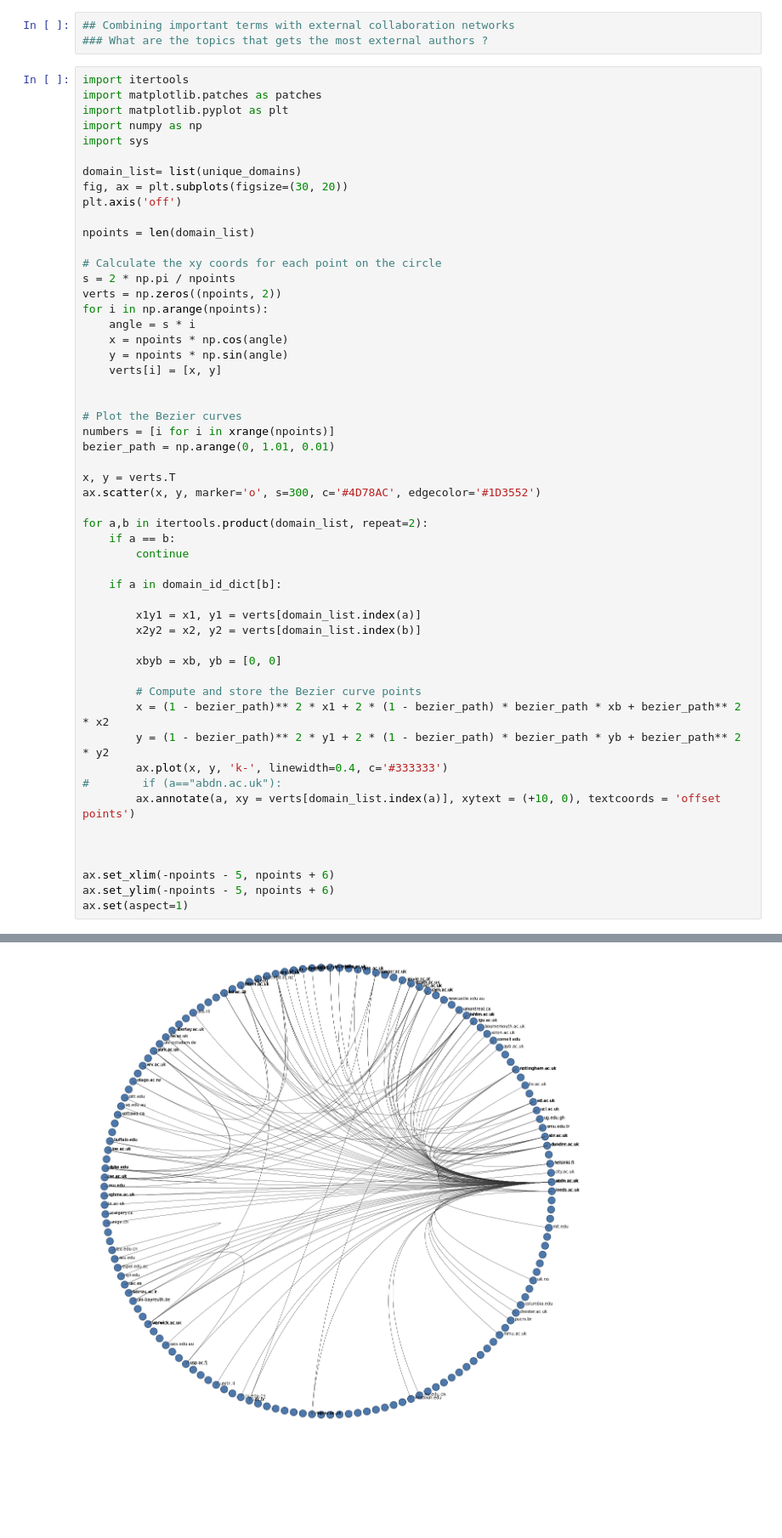
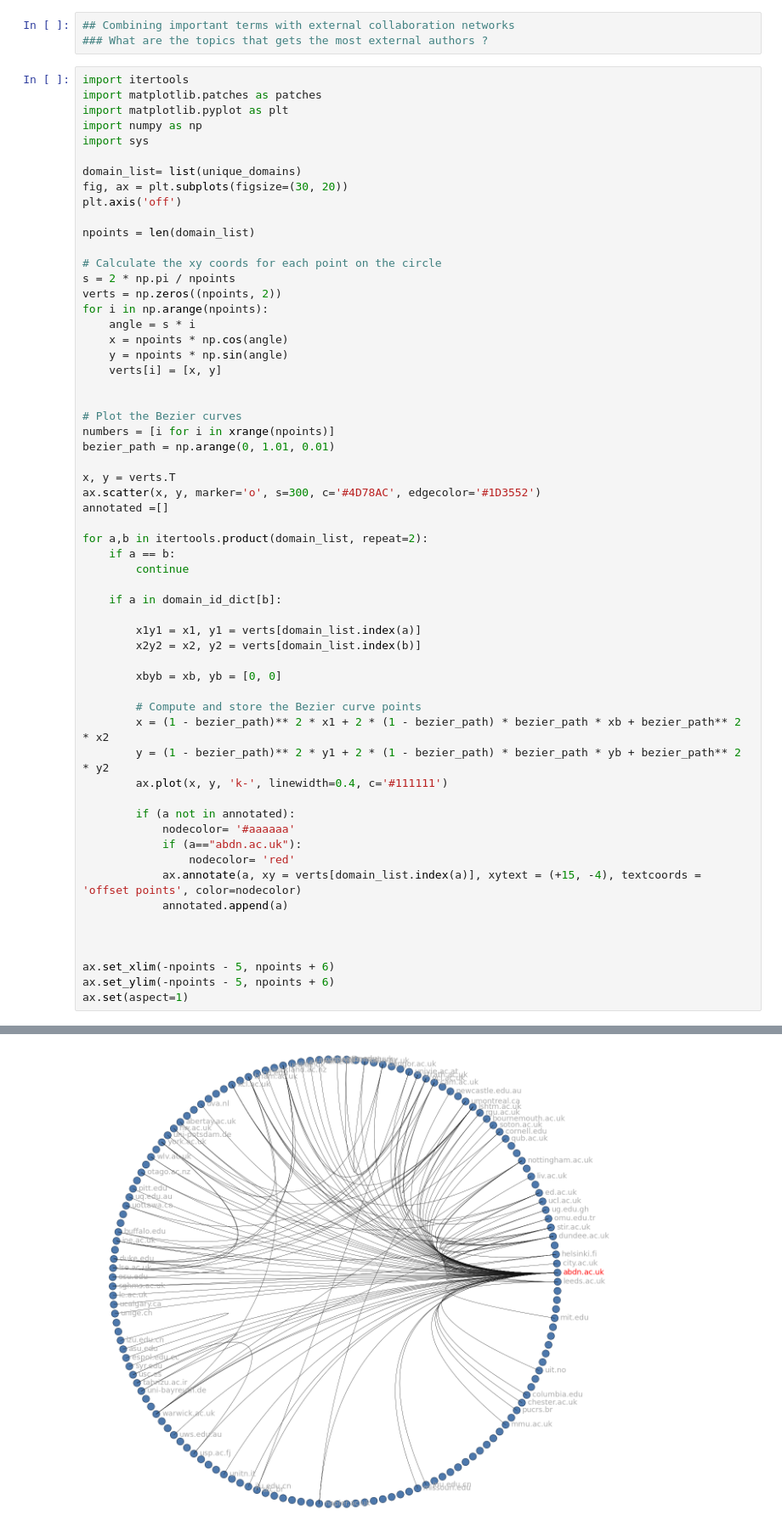
Before and after one commit to oacore/collaboration_discovery_experiment, a Jupyter notebook: tdm demo.ipynb, the cells around one changed output, grey strips where cells are left out. Shown at 85% size. Saved outputs shown, nothing was run; the diff lists cells and outputs as text; blank space fills up the shorter version.

```diff
--- a/tdm demo.ipynb
+++ b/tdm demo.ipynb
@@ -1130,34 +1122,40 @@ for i in np.arange(npoints):
 
 # Plot the Bezier curves
 numbers = [i for i in xrange(npoints)]
 bezier_path = np.arange(0, 1.01, 0.01)
 
 x, y = verts.T
 ax.scatter(x, y, marker='o', s=300, c='#4D78AC', edgecolor='#1D3552')
+annotated =[]
 
 for a,b in itertools.product(domain_list, repeat=2):
     if a == b:
         continue
 
     if a in domain_id_dict[b]:
 
         x1y1 = x1, y1 = verts[domain_list.index(a)]
         x2y2 = x2, y2 = verts[domain_list.index(b)]
 
         xbyb = xb, yb = [0, 0]
 
         # Compute and store the Bezier curve points
         x = (1 - bezier_path)** 2 * x1 + 2 * (1 - bezier_path) * bezier_path * xb + bezier_path** 2 * x2
         y = (1 - bezier_path)** 2 * y1 + 2 * (1 - bezier_path) * bezier_path * yb + bezier_path** 2 * y2
-        ax.plot(x, y, 'k-', linewidth=0.4, c='#333333')
-#        if (a=="abdn.ac.uk"):
-        ax.annotate(a, xy = verts[domain_list.index(a)], xytext = (+10, 0), textcoords = 'offset points')
+        ax.plot(x, y, 'k-', linewidth=0.4, c='#111111')
+
+        if (a not in annotated):
+            nodecolor= '#aaaaaa'
+            if (a=="abdn.ac.uk"):
+                nodecolor= 'red'
+            ax.annotate(a, xy = verts[domain_list.index(a)], xytext = (+15, -4), textcoords = 'offset points', color=nodecolor)
+            annotated.append(a)
 
 
 
 ax.set_xlim(-npoints - 5, npoints + 6)
 ax.set_ylim(-npoints - 5, npoints + 6)
 ax.set(aspect=1)
 # %% [output]
 [None]
-[figure, old version]
+[figure, new version]
```
Also changed, not shown: parts of 17 cells of this notebook, 6 other files.
